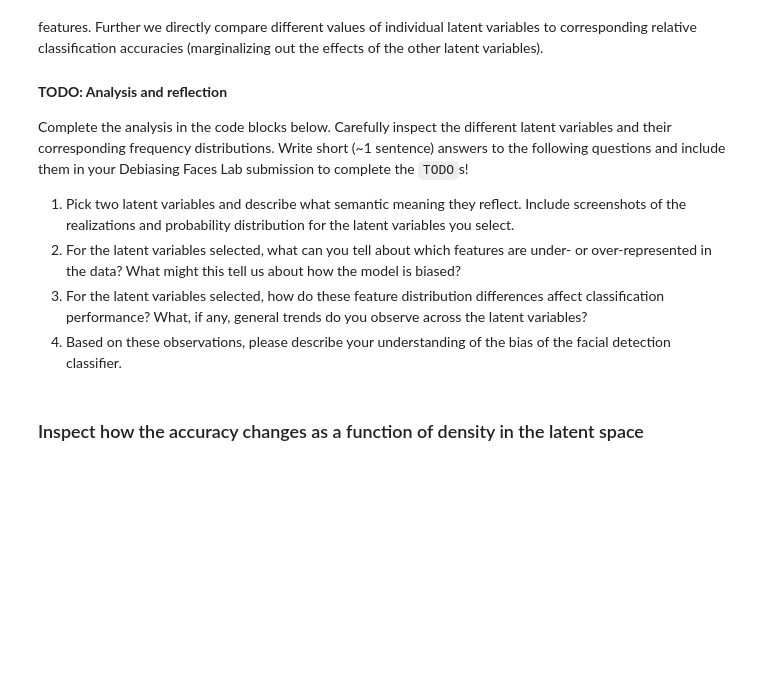
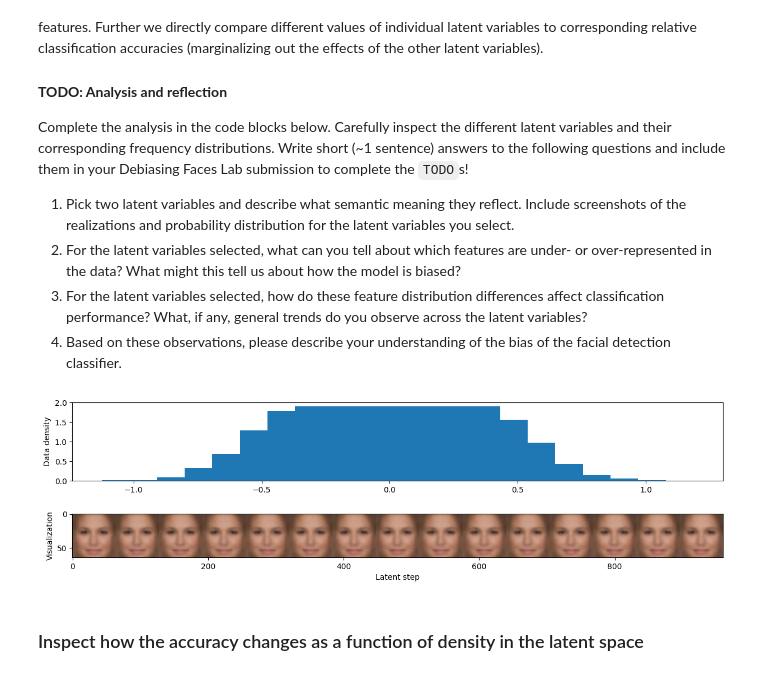
Before and after one commit to Ianhoward117/MIT-deep-learning, a Jupyter notebook: lab2/Part2_FaceDetection.ipynb, the cells around one changed output. Drawn from its saved outputs; the diff is of its cells as text; code cells hidden in the pictures; blank space fills up the shorter version.

```diff
--- a/lab2/Part2_FaceDetection.ipynb
+++ b/lab2/Part2_FaceDetection.ipynb
@@ -623,34 +627,36 @@ Complete the analysis in the code blocks below. Carefully inspect the different
 ### Inspect different latent features
 
 #@title Change the sliders to inspect different latent features! { run: "auto" }
-idx_latent = 8 #@param {type:"slider", min:0, max:31, step:1}
+idx_latent = 31 #@param {type:"slider", min:0, max:31, step:1}
 num_steps = 15
 
 # Extract all latent samples from the desired dimension
 latent_samples = z_mean[:, idx_latent]
 
 # Compute their density and plot
 density, latent_bins = np.histogram(latent_samples, num_steps, density=True)
 fig, ax = plt.subplots(2, 1, figsize=(15, 4))
 ax[0].bar(latent_bins[1:], density)
 ax[0].set_ylabel("Data density")
 
 # Visualize reconstructions as we walk across the latent space
 latent_steps = np.linspace(np.min(latent_samples), np.max(latent_samples), num_steps)
 baseline_latent = tf.reduce_mean(z_mean, 0, keepdims=True)
 
 recons = []
 for step in latent_steps:
   # Adjust the latent vector according to our step
   latent = baseline_latent.numpy()
   latent[0, idx_latent] = step
   # Decode the reconstruction and store
   recons.append(ss_vae.decode(latent)[0])
 
 # Visualize all of the reconstructions!
 ax[1].imshow(mdl.util.create_grid_of_images(recons, (1, num_steps)))
 ax[1].set_xlabel("Latent step")
 ax[1].set_ylabel("Visualization");
+# %% [output]
+[figure, added]
 # %% [markdown]
 
 ### Inspect how the accuracy changes as a function of density in the latent space
```
Also changed, not shown: parts of 10 cells of this notebook.
